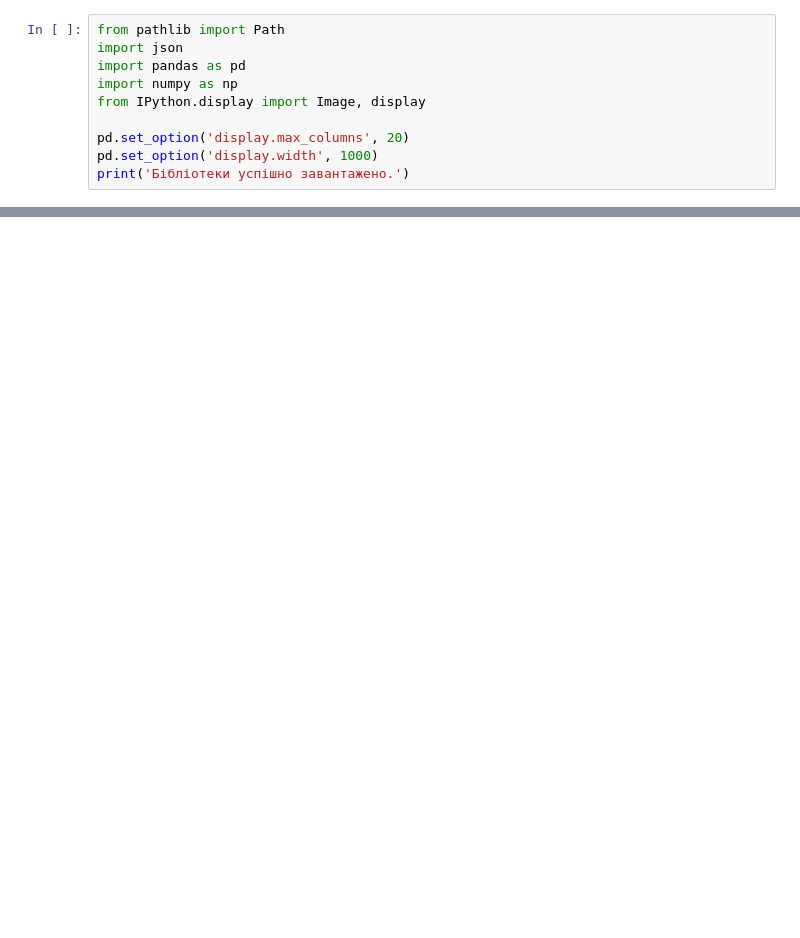
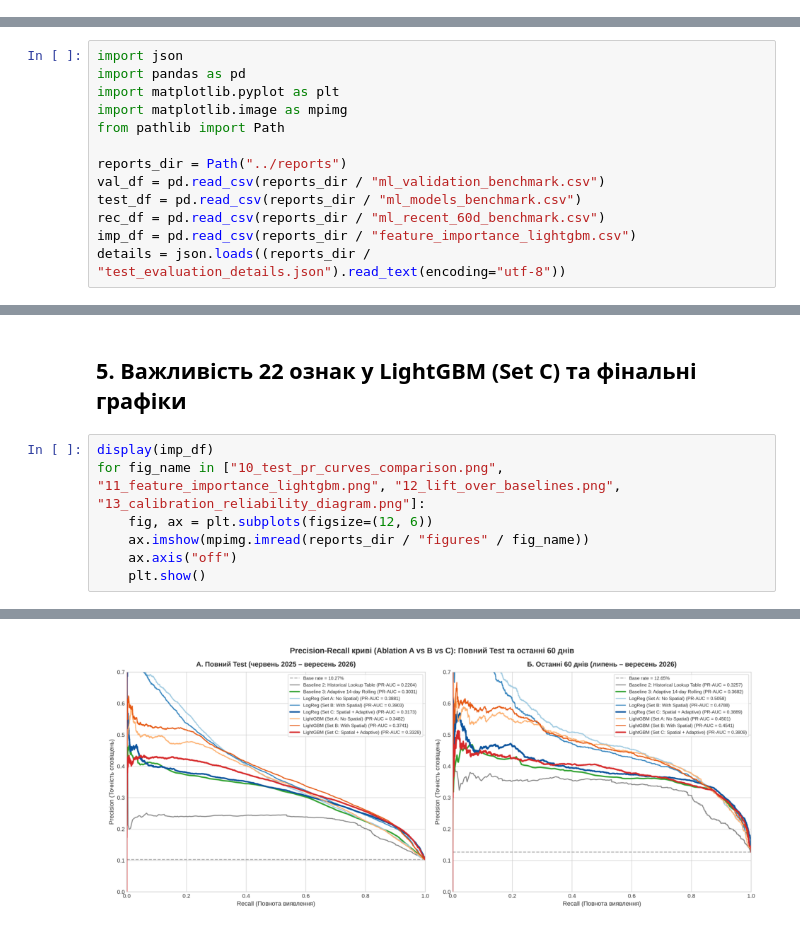
Before and after one commit to Yaroo-a/ukrainian-air-raid-sirens-analysis, a Jupyter notebook: notebooks/05_ml_forecasting_experiment.ipynb, the cells around one changed output, grey strips where cells are left out. Saved outputs shown, nothing was run; the diff lists cells and outputs as text; blank space fills up the shorter version.

Commit message:
Add Feature Set C (adaptive rates, national activity, 24h onsets, hours since last alert, neighbor lags), primary comparison, A/B/C ablation, and 119-timestamp leakage test

```diff
--- a/notebooks/05_ml_forecasting_experiment.ipynb
+++ b/notebooks/05_ml_forecasting_experiment.ipynb
@@ -11,10 +0,0 @@
-# %%
-from pathlib import Path
-import json
-import pandas as pd
-import numpy as np
-from IPython.display import Image, display
-
-pd.set_option('display.max_columns', 20)
-pd.set_option('display.width', 1000)
-print('Бібліотеки успішно завантажено.')
@@ -148,0 +9,13 @@ display(Image('../reports/figures/11_feature_importance_lightgbm.png'))
+# %%
+import json
+import pandas as pd
+import matplotlib.pyplot as plt
+import matplotlib.image as mpimg
+from pathlib import Path
+
+reports_dir = Path("../reports")
+val_df = pd.read_csv(reports_dir / "ml_validation_benchmark.csv")
+test_df = pd.read_csv(reports_dir / "ml_models_benchmark.csv")
+rec_df = pd.read_csv(reports_dir / "ml_recent_60d_benchmark.csv")
+imp_df = pd.read_csv(reports_dir / "feature_importance_lightgbm.csv")
+details = json.loads((reports_dir / "test_evaluation_details.json").read_text(encoding="utf-8"))
@@ -148,0 +115,10 @@ display(Image('../reports/figures/11_feature_importance_lightgbm.png'))
+# %% [markdown]
+## 5. Важливість 22 ознак у LightGBM (Set C) та фінальні графіки
+# %%
+display(imp_df)
+for fig_name in ["10_test_pr_curves_comparison.png", "11_feature_importance_lightgbm.png", "12_lift_over_baselines.png", "13_calibration_reliability_diagram.png"]:
+    fig, ax = plt.subplots(figsize=(12, 6))
+    ax.imshow(mpimg.imread(reports_dir / "figures" / fig_name))
+    ax.axis("off")
+    plt.show()
+# %% [output]
@@ -148,0 +142 @@ display(Image('../reports/figures/11_feature_importance_lightgbm.png'))
+[figure, added]
```
Also changed, not shown: parts of 22 cells of this notebook, 25 other files.
